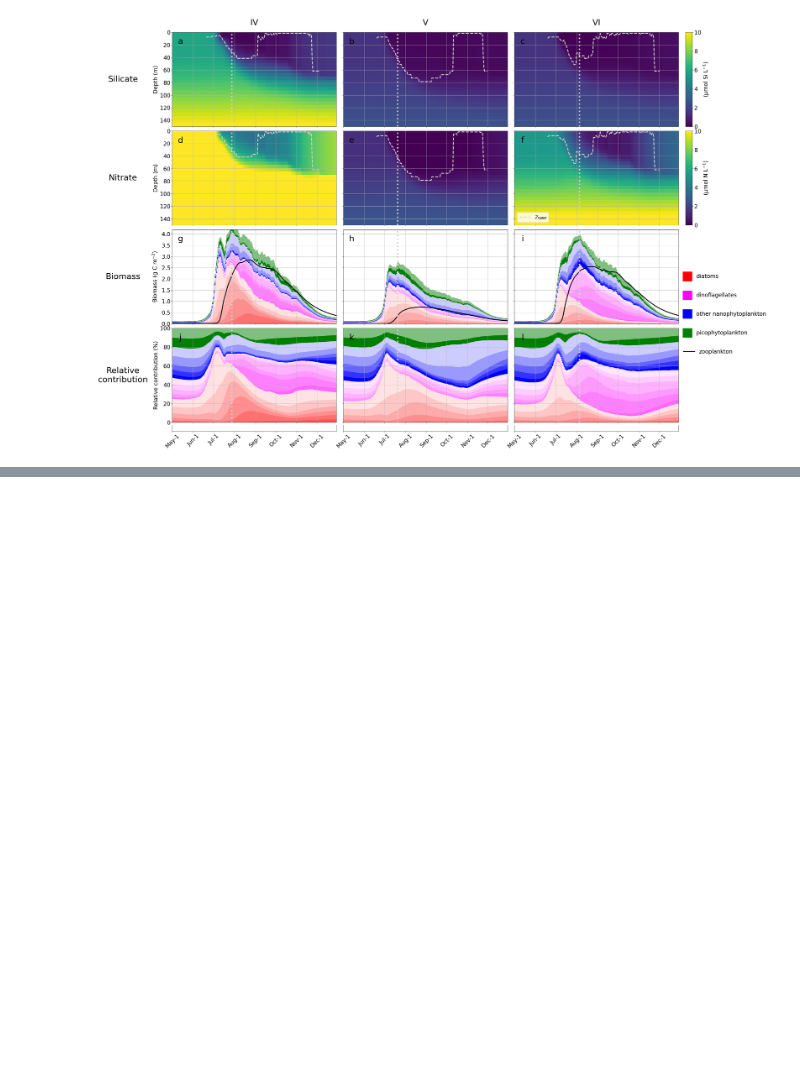
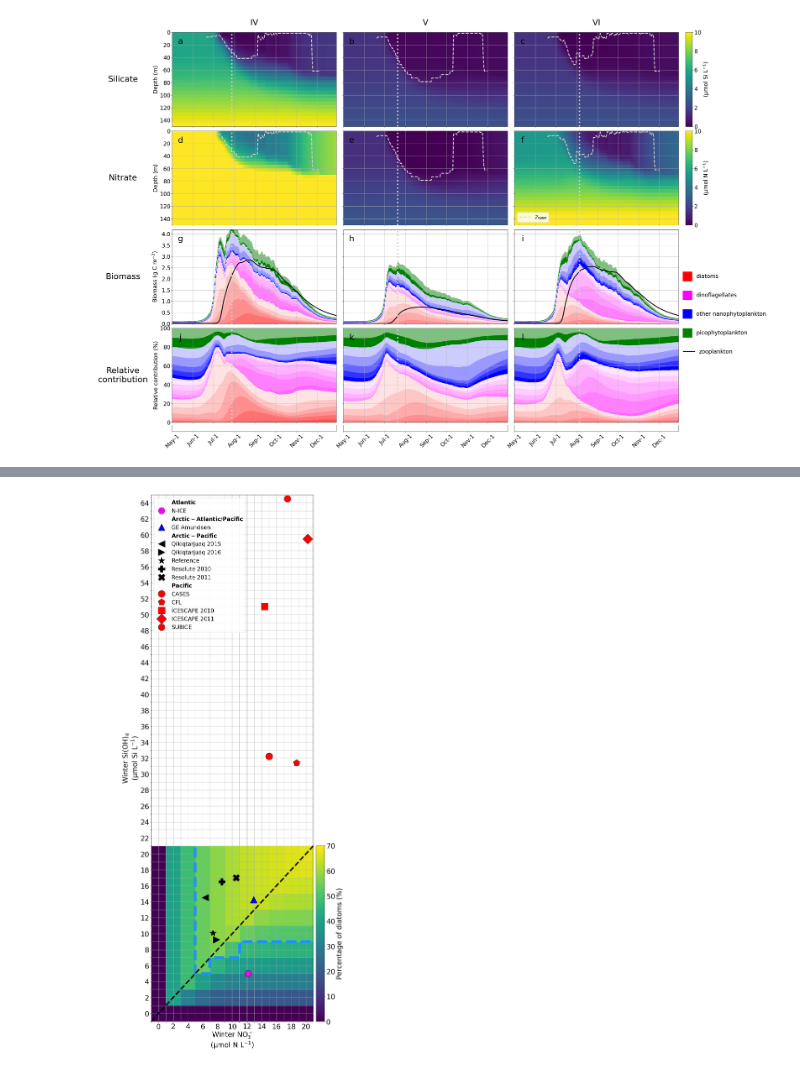
Before and after one commit to maximebenoitgagne/assemblages, a Jupyter notebook: assemblages.ipynb, the cells around one changed output, grey strips where cells are left out. Cells and saved outputs as stored; diff of their text form; code cells hidden in the pictures; blank space fills up the shorter version.

Commit message:
add Figure 6

```diff
--- a/assemblages.ipynb
+++ b/assemblages.ipynb
@@ -3064,0 +3195,7 @@ with plt.style.context('mplstyles/plots_domains.mplstyle'):
+# %%
+expeditions_df=pd.merge(left=cruise2label_marker_df,
+                        right=expeditions_tempo_df,
+                        how='left',
+                        left_on='Cruise',
+                        right_on='Cruise')
+expeditions_df
@@ -3064,0 +3220,5 @@ with plt.style.context('mplstyles/plots_domains.mplstyle'):
+# %%
+sims_si_high   =np.arange(0,65,2)
+nsims_si_high  =len(sims_si_high)
+imeshsi_high   =[-1]+[i+1 for i in sims_si_high]
+max_meshsi_high=max(imeshsi_high)
@@ -3064,0 +3242,7 @@ with plt.style.context('mplstyles/plots_domains.mplstyle'):
+# %%
+# the contour
+yoffset=-0.20
+data={'x':[ 5,         5, 7, 7,11,11,21,], # nitrate
+      'y':[21+yoffset, 5, 5, 7, 7, 9, 9,]} # silicate
+df_for_ardyna2020=pd.DataFrame(data)
+df_for_ardyna2020
@@ -3064,0 +3258,66 @@ with plt.style.context('mplstyles/plots_domains.mplstyle'):
+# %%
+def make_plots(axs):
+
+    # --- PERCENTAGE OF DIATOMS
+    ax=axs[0]
+    h=ax.pcolormesh(imeshno3,
+                    imeshsi_high,
+                    array2d_isi70_ino3_diatoms_perc,
+                    cmap='viridis',
+                    vmin=0,
+                    vmax=70)
+    ax.set_xticks(np.arange(-1,max_meshno3))
+    ax.set_yticks(np.arange(-1,max_meshsi_high))
+    xticklabels=[i if i%2==0 else '' for i in range(-1,max_meshno3)]
+    yticklabels=[i if i%2==0 else '' for i in range(-1,max_meshsi_high)]
+    ax.set_xticklabels(xticklabels)
+    ax.set_yticklabels(yticklabels)
+    ax.grid()
+    ax.set_xlabel('Winter $\mathrm{ NO_3^- }$'
+                  '\n($\mathrm{ \mu mol\ N\ L^{-1} }$)')
+    ax.set_ylabel('Winter $\mathrm{ Si(OH)_4 }$'
+                  '\n($\mathrm{ \mu mol\ Si\ L^{-1} }$)')
+    cbaxes = fig.add_axes([0.78,0.05, 0.03,0.307])
+    cbar=plt.colorbar(h,cax = cbaxes)
+    cbar.set_label('Percentage of diatoms (%)')
+
+    # enclose region where diatoms > 50%
+    h=ax.plot(np.array(df_for_ardyna2020.x),
+              np.array(df_for_ardyna2020.y),
+              color='dodgerblue',linestyle='--')
+    # diagonal
+    ax.plot([-1,21],
+            [-1,21],
+            color='black',linestyle='--',linewidth=5)
+#     # vertical
+#     ax.axvline(5,
+#                ymax=(21+1)/(imeshsi_high[-1]+1),
+#                color='black',linestyle='--',linewidth=5)
+
+    # --- 11 EXPEDITIONS
+    for _,cruise in expeditions_df.iterrows():
+        nitrate=cruise['Nitrate']
+        silicate=cruise['Silicate']
+        marker=cruise['Marker']
+        label=cruise['Label']
+        color=cruise['Color']
+        alpha=cruise['Alpha']
+        ax.plot(nitrate,silicate,
+                color=color,marker=marker,alpha=alpha,label=label)
+    ax.legend()
+
+    # --- NOTHING
+    ax=axs[1]
+    ax.axis('off')
+
+    # --- POSITION
+    axs[0].set_position([0.19,0.05,0.58,0.92])
+    axs[1].set_position([0.00,0.00,0.01,0.01])
+
+with plt.style.context('mplstyles/ardyna2020.mplstyle'):
+    fig,axs=plt.subplots(nrows=2,figsize=(14.08,28.80))
+    make_plots(axs)
+    outfile='figures/figure6.'+ext
+    plt.savefig(outfile,dpi=dpi)
+# %% [output]
+[figure, added]
```
Also changed, not shown: parts of 19 cells of this notebook, 2 other files.
